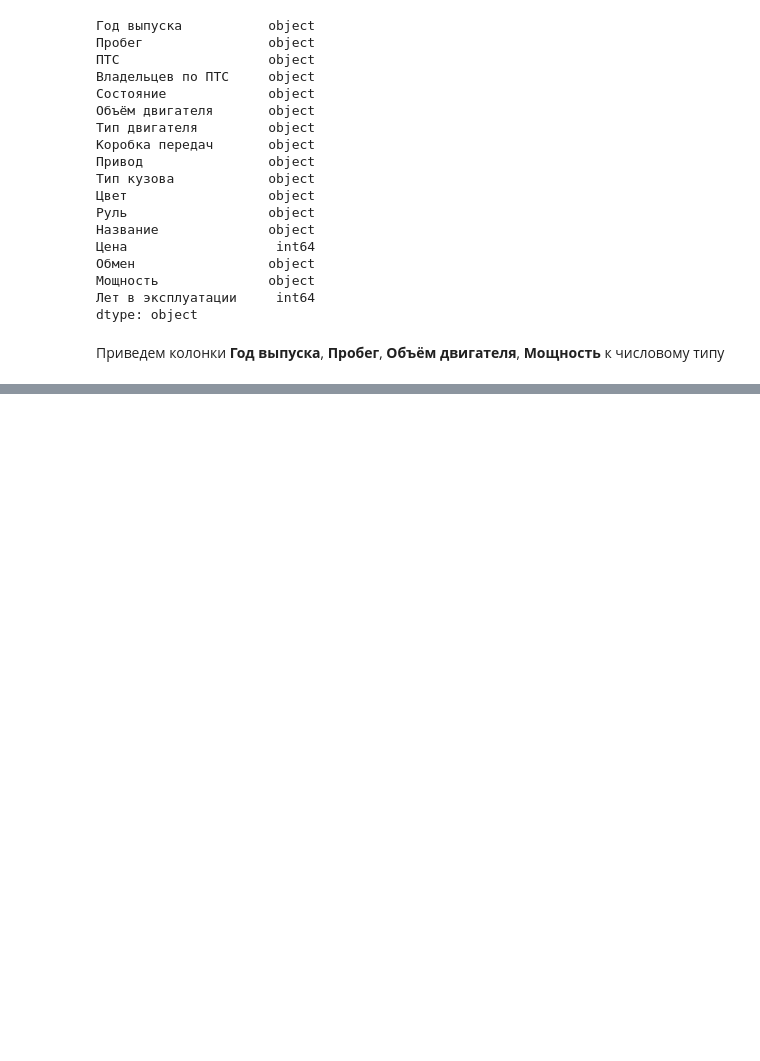
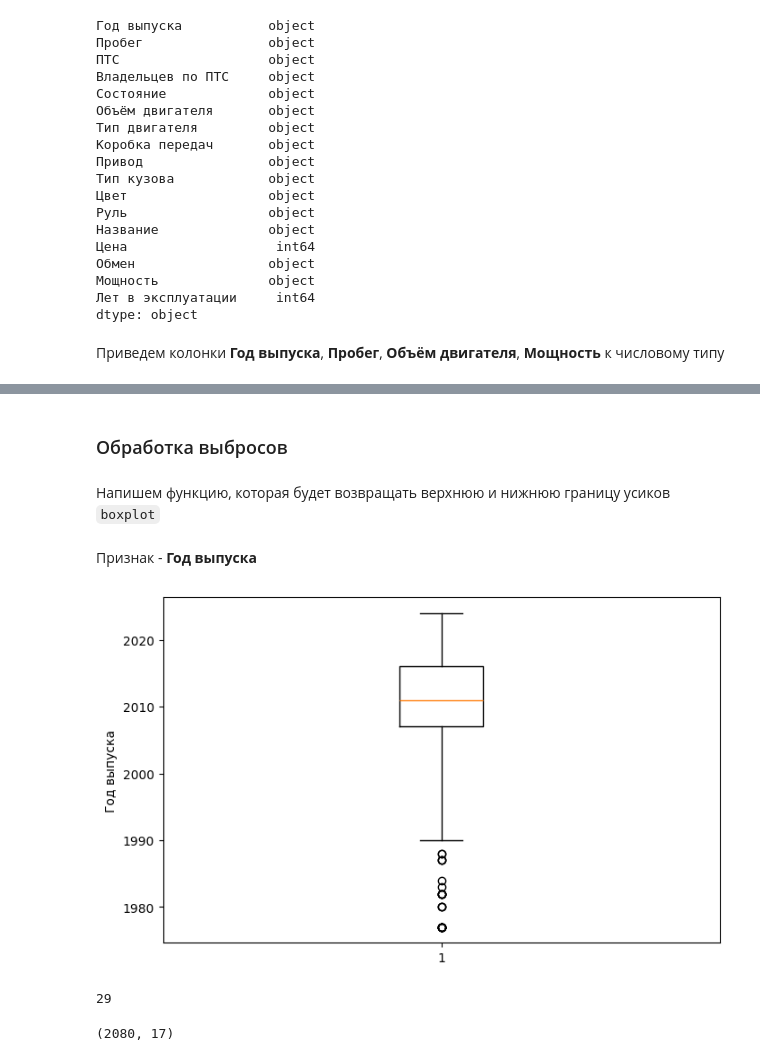
Before and after one commit to DmitryKolbanov/data-science-projects, a Jupyter notebook: car_price/notebooks/data_prep.ipynb, the cells around one changed output, grey strips where cells are left out. Saved outputs shown, nothing was run; the diff lists cells and outputs as text; code cells hidden in the pictures; blank space fills up the shorter version.

```diff
--- a/car_price/notebooks/data_prep.ipynb
+++ b/car_price/notebooks/data_prep.ipynb
@@ -324,0 +340,4 @@ data[cols_to_num] = data[cols_to_num].map(pd.to_numeric)
+# %% [markdown]
+### Обработка выбросов
+# %% [markdown]
+Напишем функцию, которая будет возвращать верхнюю и нижнюю границу усиков `boxplot`
@@ -324,0 +357,19 @@ data[cols_to_num] = data[cols_to_num].map(pd.to_numeric)
+# %% [markdown]
+Признак - **Год выпуска**
+# %%
+fig = plt.figure()
+fig.set_size_inches(8, 5)
+
+plt.boxplot(data['Год выпуска'], whis=2)
+plt.ylabel('Год выпуска')
+
+plt.show()
+# %% [output]
+[figure, added]
+# %%
+# посмотрим, сколько выбросов
+low_year, up_year = low_up_bounds('Год выпуска', 2)
+
+data[data['Год выпуска'] <= int(low_year)].shape[0]
+# %% [output]
+29
@@ -324,0 +379,4 @@ data[cols_to_num] = data[cols_to_num].map(pd.to_numeric)
+# %%
+data.shape
+# %% [output]
+(2080, 17)
```
Also changed, not shown: parts of 34 cells of this notebook.
